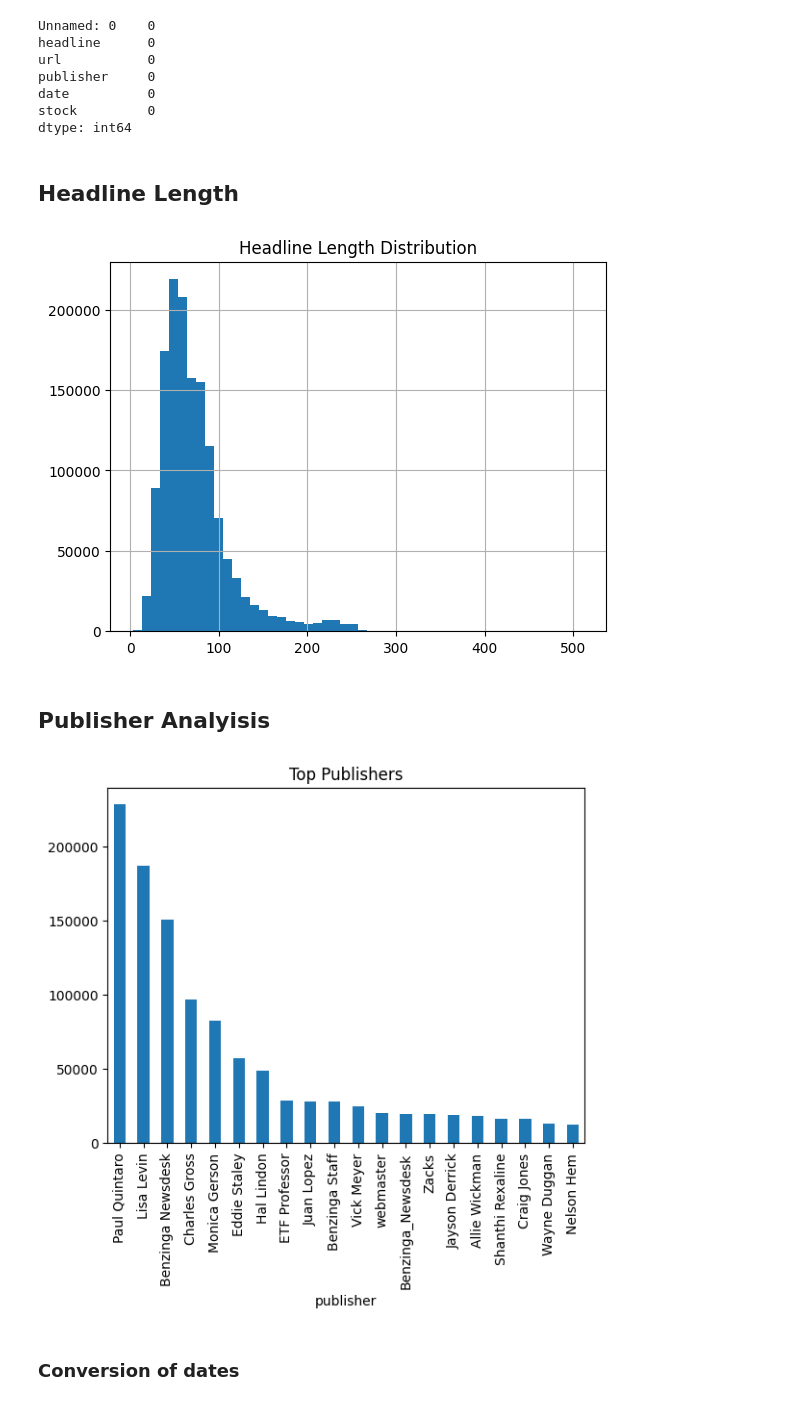
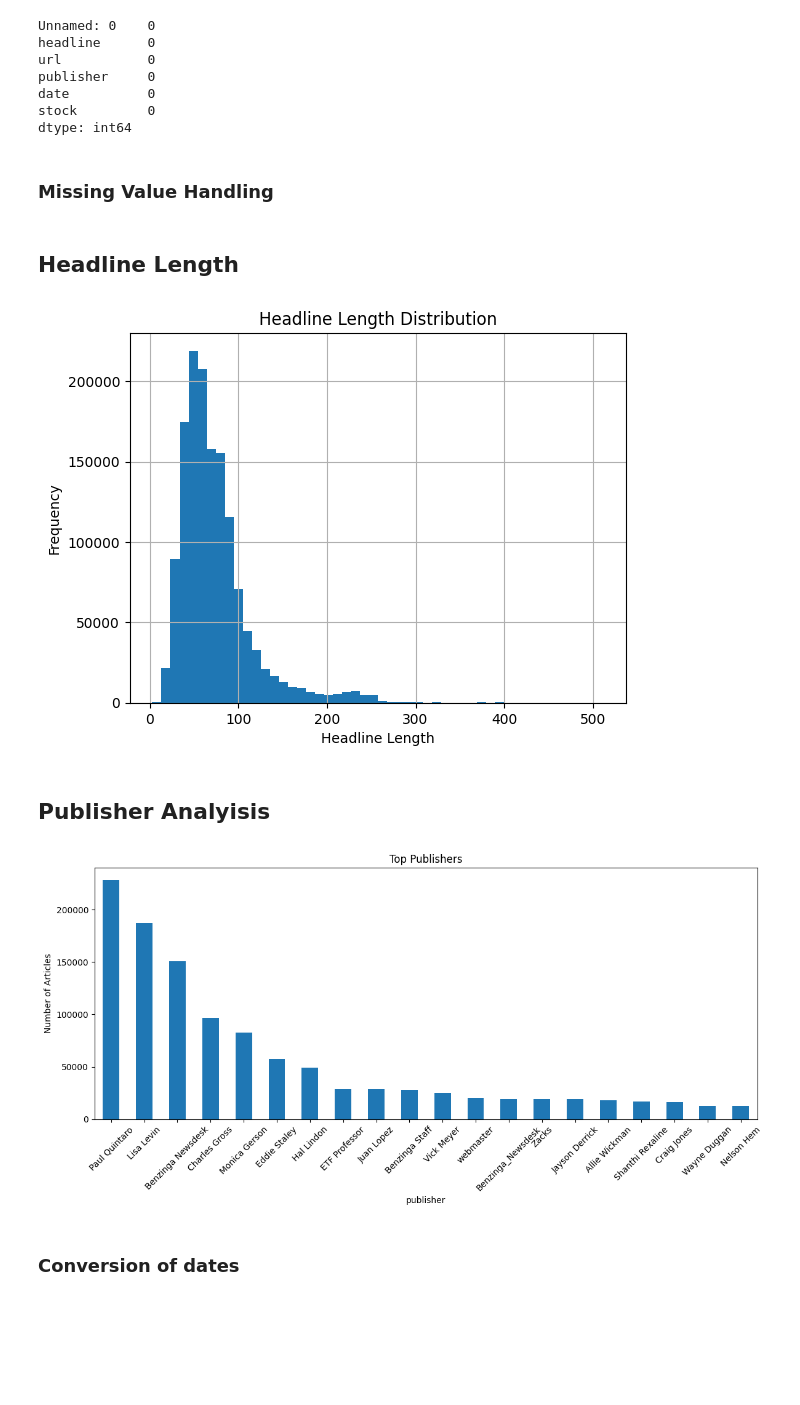
Before and after one commit to hementewodros/news-sentiment-analysis, a Jupyter notebook: notebooks/task1_eda.ipynb, the cells around one changed output. Drawn from its saved outputs; the diff is of its cells as text; code cells hidden in the pictures; blank space fills up the shorter version.

```diff
--- a/notebooks/task1_eda.ipynb
+++ b/notebooks/task1_eda.ipynb
@@ -39,6 +39,11 @@ publisher     0
 date          0
 stock         0
 dtype: int64
+# %% [markdown]
+### Missing Value Handling
+# %%
+df.isnull().sum()
+df = df.dropna(subset=["headline", "date", "publisher"])
 # %% [markdown]
 ## Headline Length
 # %%
@@ -50,19 +55,26 @@ import matplotlib.pyplot as plt
 
 df["headline_length"].hist(bins=50)
 plt.title("Headline Length Distribution")
+plt.xlabel("Headline Length")
+plt.ylabel("Frequency")
 plt.show()
 # %% [output]
-[figure, old version]
+[figure, new version]
 # %% [markdown]
 ## Publisher Analyisis
 # %%
 publisher_counts = df["publisher"].value_counts().head(20)
 
 publisher_counts.plot(kind="bar")
+plt.xlabel("Publisher")
+plt.ylabel("Number of Articles")
 plt.title("Top Publishers")
+publisher_counts.plot(kind="bar", figsize=(12,6))
+plt.xticks(rotation=45)
+plt.tight_layout()
 plt.show()
 # %% [output]
-[figure, old version]
+[figure, new version]
 # %% [markdown]
 ### Conversion of dates
 # %%
```
Also changed, not shown: parts of 4 cells of this notebook, 1 other file.
